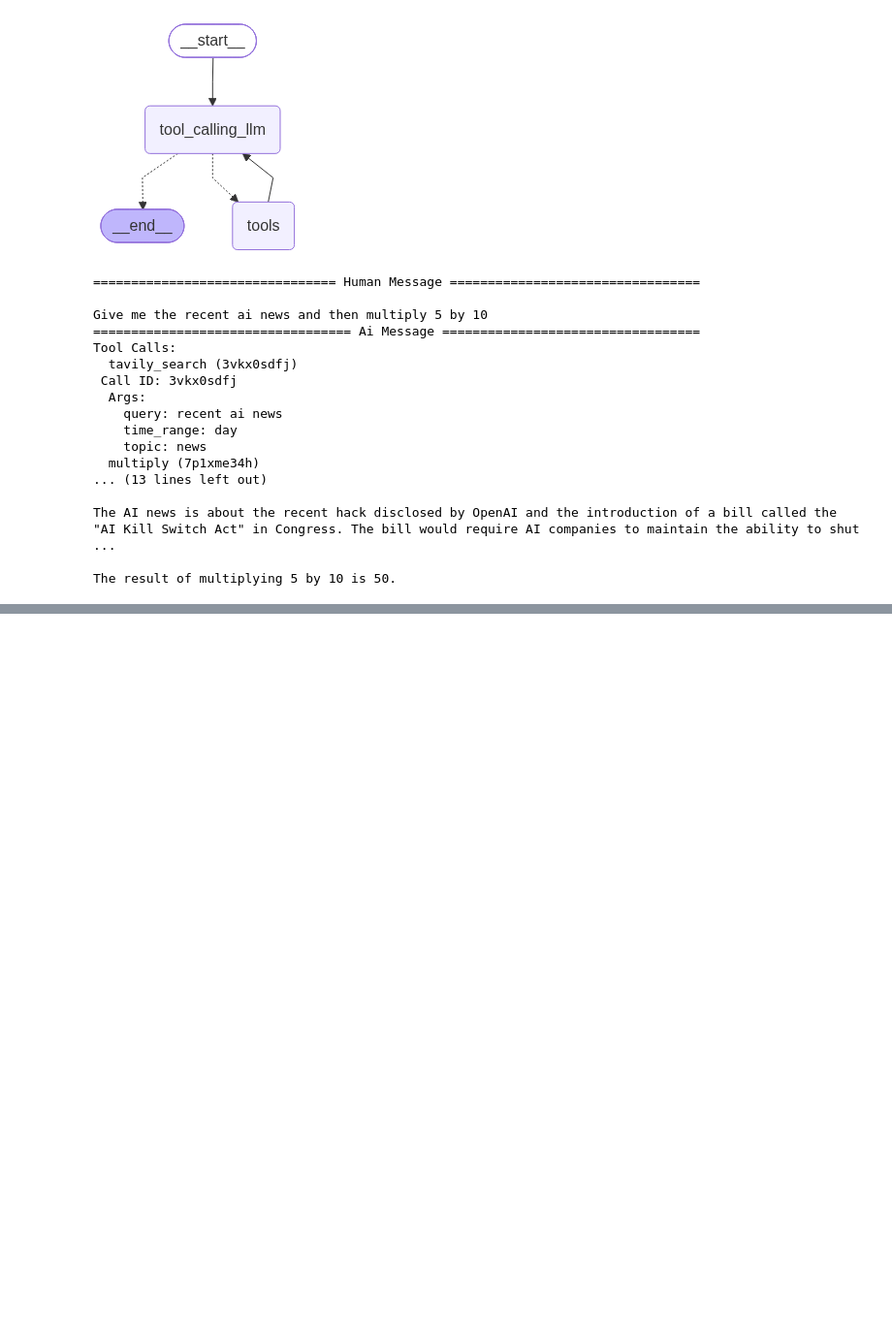
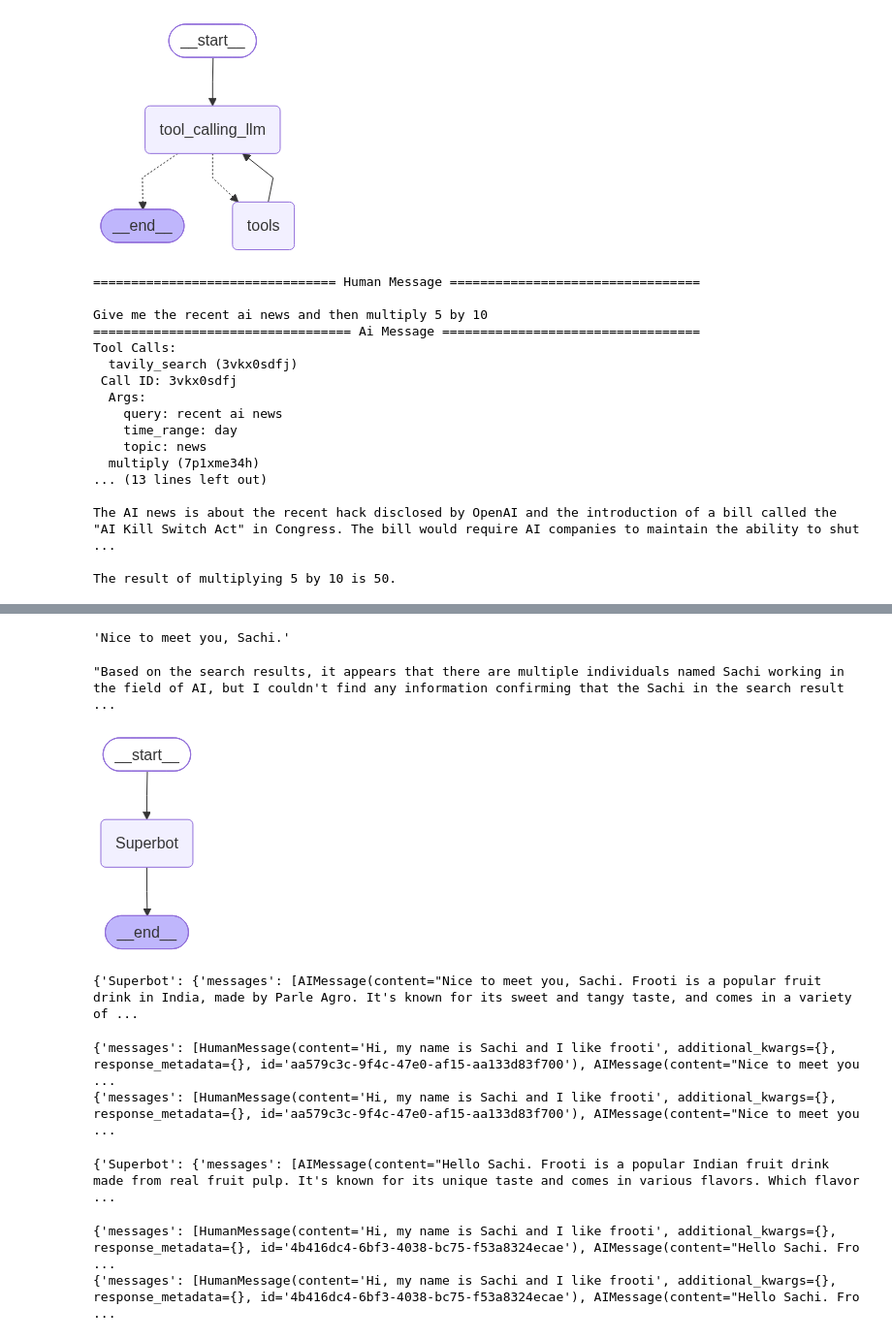
Before and after one commit to sachi42/Learning_LangGraph, a Jupyter notebook: BasicChatbot/basic_chatbot.ipynb, the cells around one changed output, grey strips where cells are left out. Shown at 97% size. Saved outputs shown, nothing was run; the diff lists cells and outputs as text; code cells hidden in the pictures; blank space fills up the shorter version.

Commit message:
adding memory and streaming modes

```diff
--- a/BasicChatbot/basic_chatbot.ipynb
+++ b/BasicChatbot/basic_chatbot.ipynb
@@ -240,0 +277,62 @@ The result of multiplying 5 by 10 is 50.
+# %%
+config = {"configurable": {"thread_id": "1"}}
+response = graph.invoke({"messages": "Hi, my name is Sachi and I work as an AI Engineer"}, config=config)
+response["messages"][-1].content
+# %% [output]
+'Nice to meet you, Sachi.'
+# %%
+response = graph.invoke({"messages": "What is my name and how I work"}, config=config)
+response["messages"][-1].content
+# %% [output]
+"Based on the search results, it appears that there are multiple individuals named Sachi working in the field of AI, but I couldn't find any information confirming that the Sachi in the search result  ...
+# %%
+## Streaming
+from langgraph.checkpoint.memory import MemorySaver
+memory = MemorySaver()
+# %%
+## creating simple graph for streaming
+def superbot(state: State):
+    return {"messages": [llm.invoke(state["messages"])]}
+# %%
+builder = StateGraph(State)
+
+##Node
+builder.add_node("Superbot", superbot)
+
+##edges
+builder.add_edge(START, "Superbot")
+builder.add_edge("Superbot", END)
+
+##compile the graph
+graph_builder = builder.compile(checkpointer=memory)
+
+## creating the image
+from IPython.display import Image, display
+display(Image(graph_builder.get_graph().draw_mermaid_png()))
+# %% [output]
+[figure, added]
+# %%
+config = {"configurable": {"thread_id": "2"}}
+for chunk in graph_builder.stream({"messages": "Hi, my name is Sachi and I like frooti"}, config=config, stream_mode="updates"):
+    print(chunk)
+# %% [output]
+{'Superbot': {'messages': [AIMessage(content="Nice to meet you, Sachi. Frooti is a popular fruit drink in India, made by Parle Agro. It's known for its sweet and tangy taste, and comes in a variety of ...
+# %%
+config = {"configurable": {"thread_id": "2"}}
+for chunk in graph_builder.stream({"messages": "Hi, my name is Sachi and I like frooti"}, config=config, stream_mode="values"):
+    print(chunk)
+# %% [output]
+{'messages': [HumanMessage(content='Hi, my name is Sachi and I like frooti', additional_kwargs={}, response_metadata={}, id='aa579c3c-9f4c-47e0-af15-aa133d83f700'), AIMessage(content="Nice to meet you ...
+{'messages': [HumanMessage(content='Hi, my name is Sachi and I like frooti', additional_kwargs={}, response_metadata={}, id='aa579c3c-9f4c-47e0-af15-aa133d83f700'), AIMessage(content="Nice to meet you ...
+# %%
+config = {"configurable": {"thread_id": "3"}}
+for chunk in graph_builder.stream({"messages": "Hi, my name is Sachi and I like frooti"}, config=config, stream_mode="updates"):
+    print(chunk)
+# %% [output]
+{'Superbot': {'messages': [AIMessage(content="Hello Sachi. Frooti is a popular Indian fruit drink made from real fruit pulp. It's known for its unique taste and comes in various flavors. Which flavor  ...
+# %%
+for chunk in graph_builder.stream({"messages": "I also like maaza"}, config=config, stream_mode="values"):
+    print(chunk)
+# %% [output]
+{'messages': [HumanMessage(content='Hi, my name is Sachi and I like frooti', additional_kwargs={}, response_metadata={}, id='4b416dc4-6bf3-4038-bc75-f53a8324ecae'), AIMessage(content="Hello Sachi. Fro ...
+{'messages': [HumanMessage(content='Hi, my name is Sachi and I like frooti', additional_kwargs={}, response_metadata={}, id='4b416dc4-6bf3-4038-bc75-f53a8324ecae'), AIMessage(content="Hello Sachi. Fro ...
```
Also changed, not shown: parts of 2 cells of this notebook.
